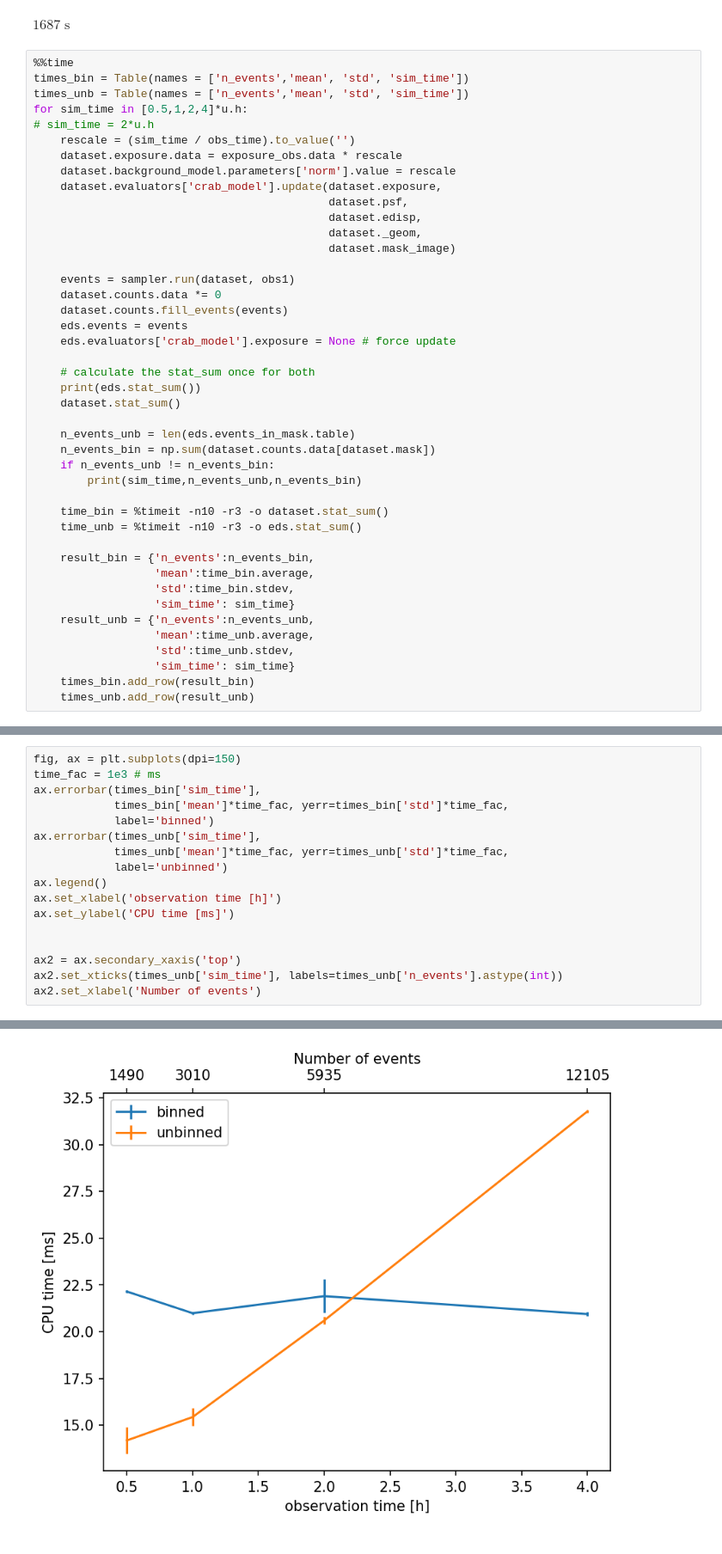
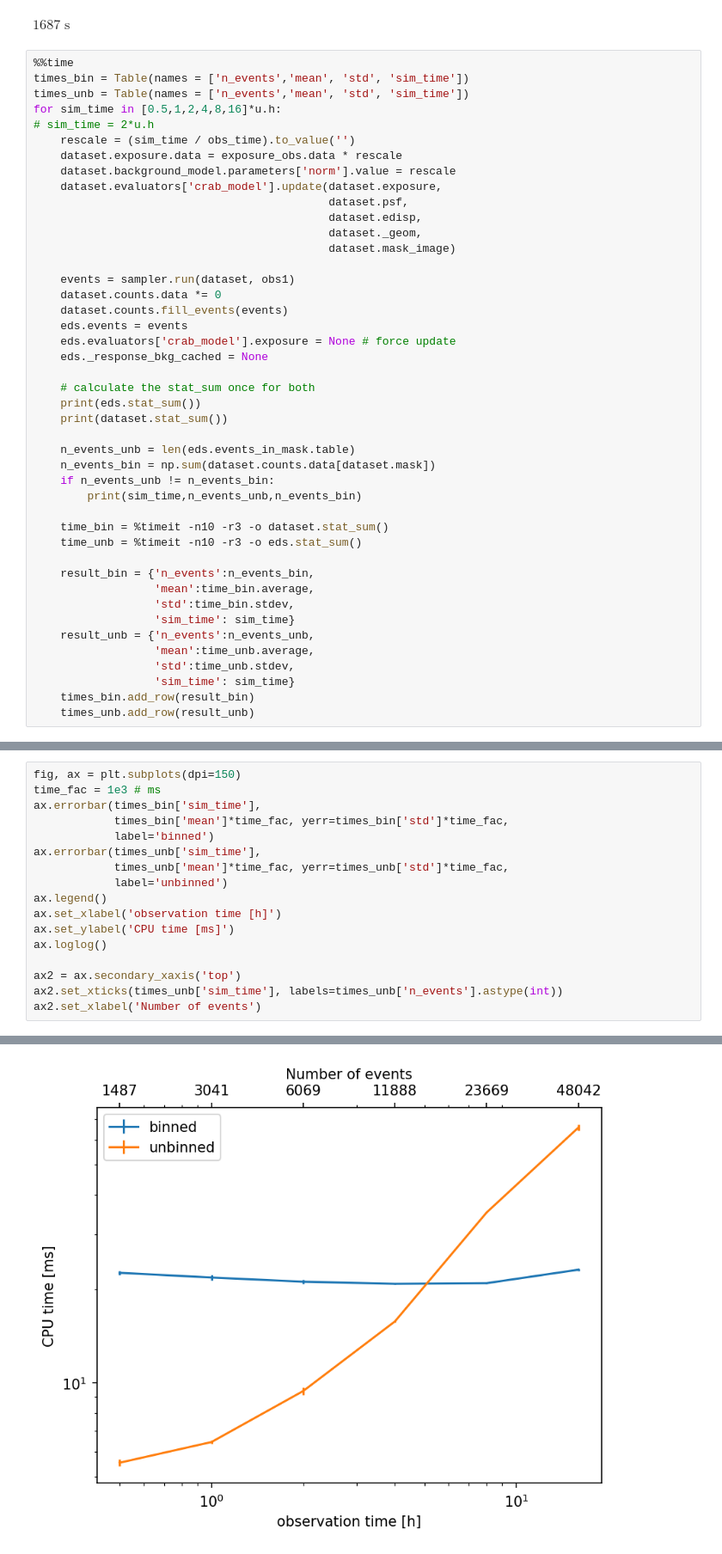
Before and after one commit to gammapy/gammapy-unbinned-analysis, a Jupyter notebook: Tims_UnbinnedDataset/EventDataset-timing-test.ipynb, the cells around one changed output, grey strips where cells are left out. Shown at 86% size. Cells and saved outputs as stored; diff of their text form.

```diff
--- a/Tims_UnbinnedDataset/EventDataset-timing-test.ipynb
+++ b/Tims_UnbinnedDataset/EventDataset-timing-test.ipynb
@@ -142,7 +159,7 @@ $1687 \; \mathrm{s}$
 %%time
 times_bin = Table(names = ['n_events','mean', 'std', 'sim_time'])
 times_unb = Table(names = ['n_events','mean', 'std', 'sim_time'])
-for sim_time in [0.5,1,2,4]*u.h:
+for sim_time in [0.5,1,2,4,8,16]*u.h:
 # sim_time = 2*u.h
     rescale = (sim_time / obs_time).to_value('')
     dataset.exposure.data = exposure_obs.data * rescale
@@ -158,10 +175,11 @@ for sim_time in [0.5,1,2,4]*u.h:
     dataset.counts.fill_events(events)
     eds.events = events
     eds.evaluators['crab_model'].exposure = None # force update
+    eds._response_bkg_cached = None
 
     # calculate the stat_sum once for both
     print(eds.stat_sum())
-    dataset.stat_sum()
+    print(dataset.stat_sum())
 
     n_events_unb = len(eds.events_in_mask.table)
     n_events_bin = np.sum(dataset.counts.data[dataset.mask])
@@ -203,20 +235,20 @@ Wall time: 22.2 s
 # %%
 fig, ax = plt.subplots(dpi=150)
 time_fac = 1e3 # ms
 ax.errorbar(times_bin['sim_time'],
             times_bin['mean']*time_fac, yerr=times_bin['std']*time_fac,
             label='binned')
 ax.errorbar(times_unb['sim_time'],
             times_unb['mean']*time_fac, yerr=times_unb['std']*time_fac,
             label='unbinned')
 ax.legend()
 ax.set_xlabel('observation time [h]')
 ax.set_ylabel('CPU time [ms]')
-
+ax.loglog()
 
 ax2 = ax.secondary_xaxis('top')
 ax2.set_xticks(times_unb['sim_time'], labels=times_unb['n_events'].astype(int))
 ax2.set_xlabel('Number of events')
 # %% [output]
 Text(0.5, 0, 'Number of events')
-[figure, old version]
+[figure, new version]
```
Also changed, not shown: parts of 5 cells of this notebook, 2 other files.
